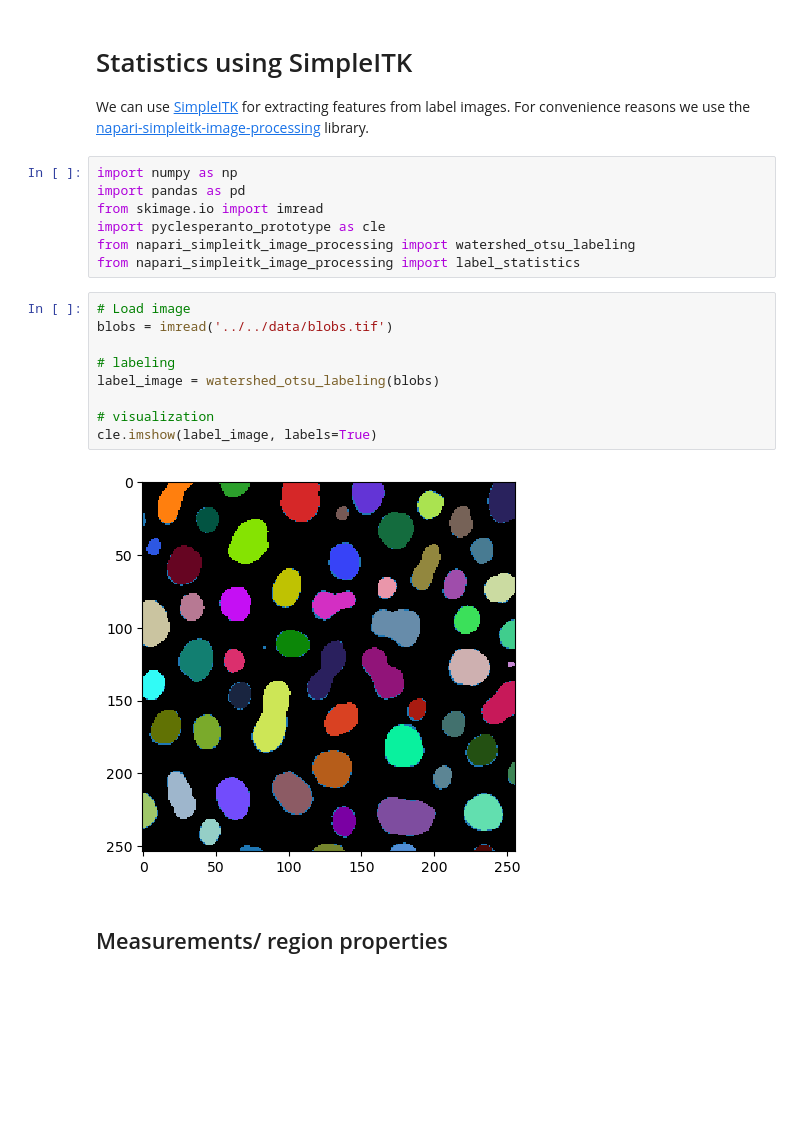
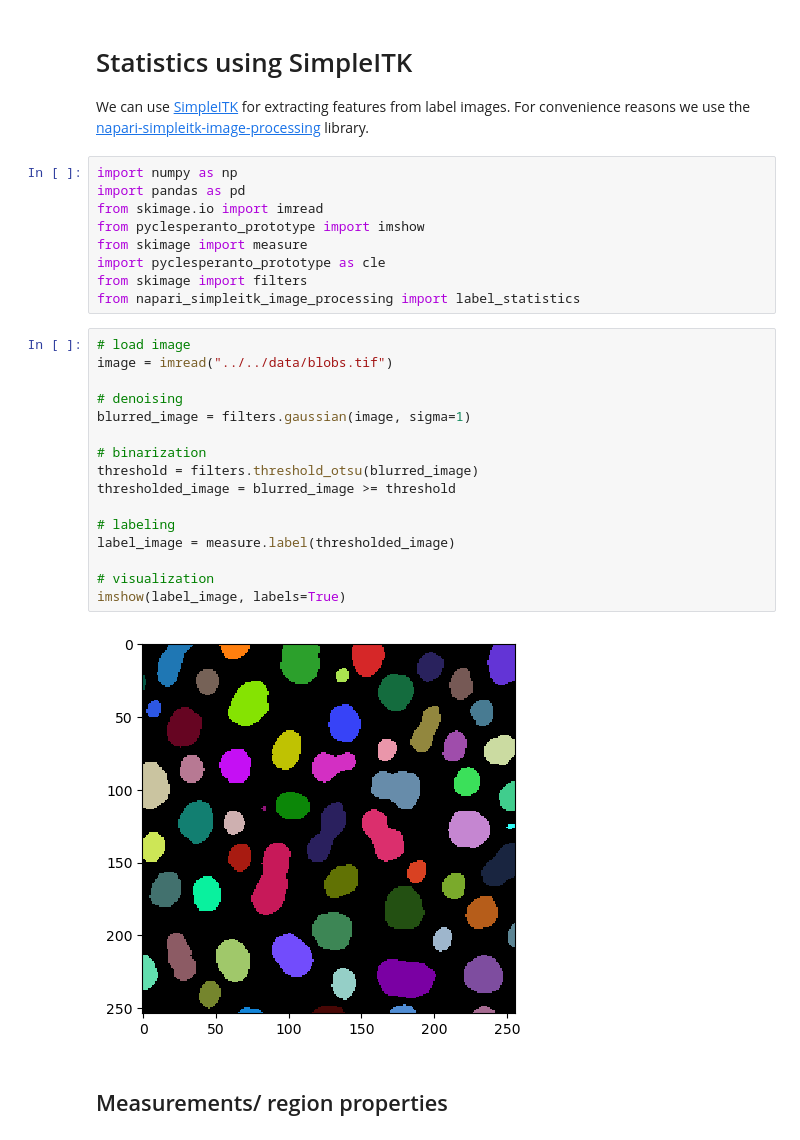
Before and after one commit to haesleinhuepf/BioImageAnalysisNotebooks, a Jupyter notebook: docs/22_feature_extraction/statistics_with_simpleitk.ipynb, the cells around one changed output. Saved outputs shown, nothing was run; the diff lists cells and outputs as text; blank space fills up the shorter version.

```diff
--- a/docs/22_feature_extraction/statistics_with_simpleitk.ipynb
+++ b/docs/22_feature_extraction/statistics_with_simpleitk.ipynb
@@ -5,20 +5,29 @@ We can use [SimpleITK](https://simpleitk.readthedocs.io/) for extracting feature
 import numpy as np
 import pandas as pd
 from skimage.io import imread
+from pyclesperanto_prototype import imshow
+from skimage import measure
 import pyclesperanto_prototype as cle
-from napari_simpleitk_image_processing import watershed_otsu_labeling
+from skimage import filters
 from napari_simpleitk_image_processing import label_statistics
 # %%
-# Load image
-blobs = imread('../../data/blobs.tif')
+# load image
+image = imread("../../data/blobs.tif")
+
+# denoising
+blurred_image = filters.gaussian(image, sigma=1)
+
+# binarization
+threshold = filters.threshold_otsu(blurred_image)
+thresholded_image = blurred_image >= threshold
 
 # labeling
-label_image = watershed_otsu_labeling(blobs)
+label_image = measure.label(thresholded_image)
 
 # visualization
-cle.imshow(label_image, labels=True)
+imshow(label_image, labels=True)
 # %% [output]
-[figure, old version]
+[figure, new version]
 # %% [markdown]
 ## Measurements/ region properties
 # %% [markdown]
```
Also changed, not shown: parts of 9 cells of this notebook, 3 other files.
